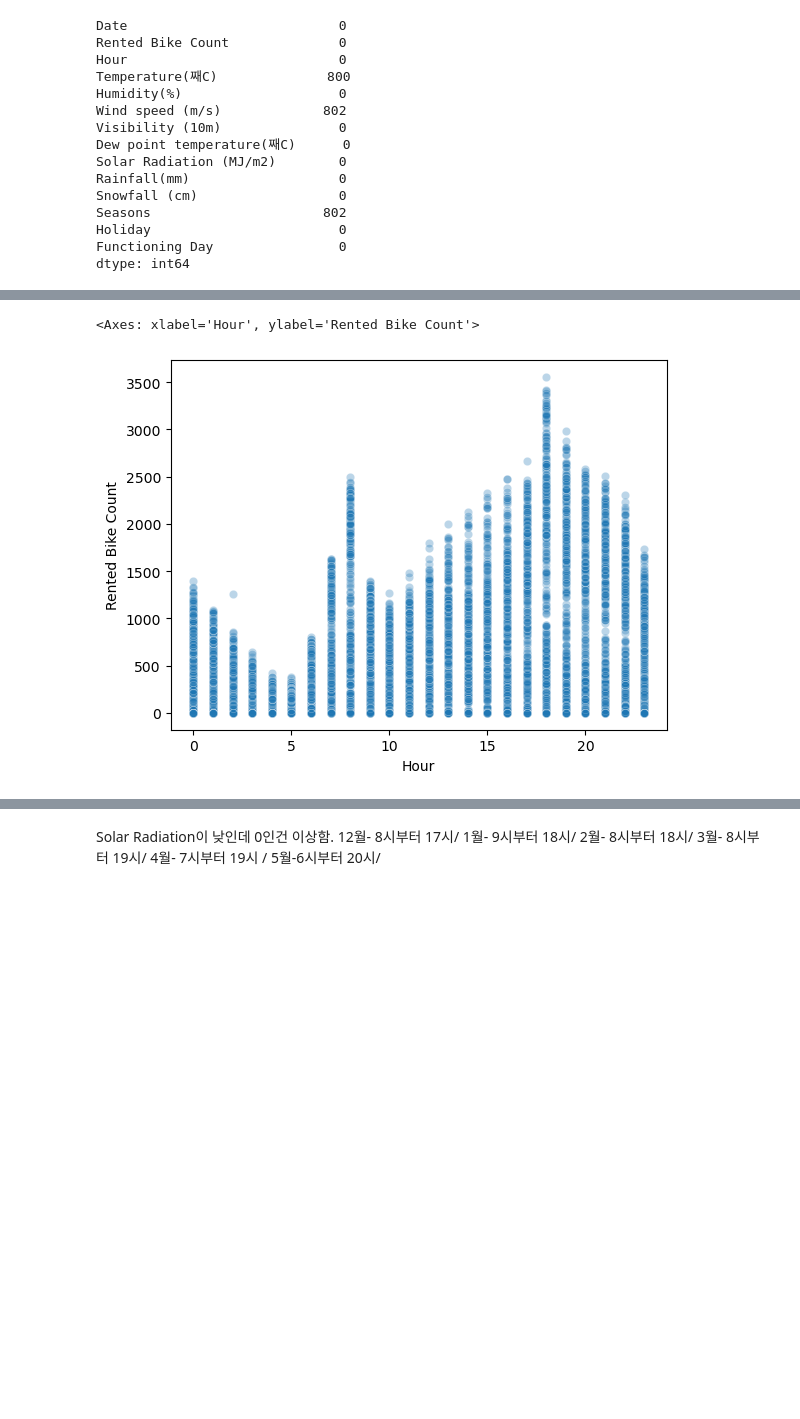
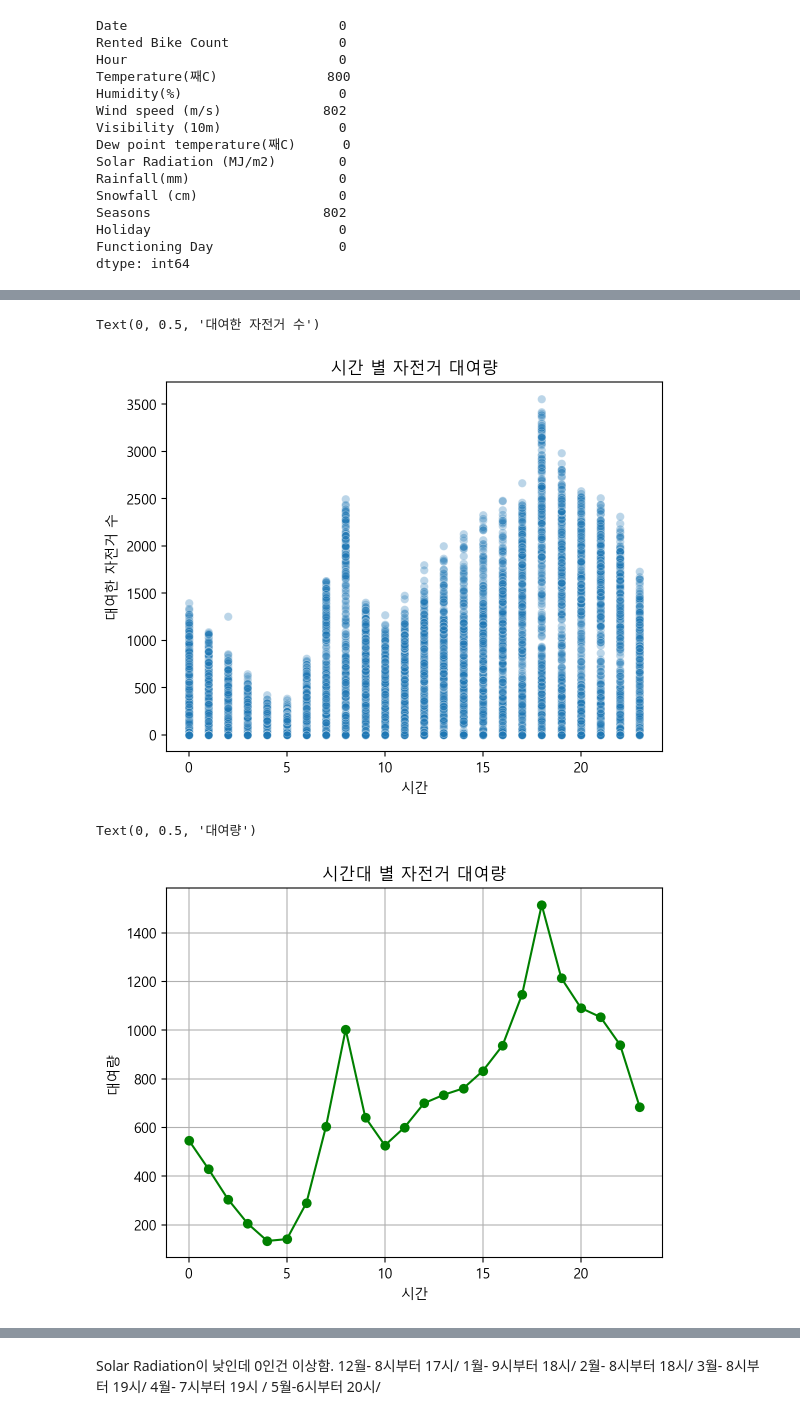
Before and after one commit to TAYKang1008/BAF-17-FRESH-Edu, a Jupyter notebook: 17기_신입교육세션_과제4_강태희.ipynb, the cells around one changed output, grey strips where cells are left out. Saved outputs shown, nothing was run; the diff lists cells and outputs as text; code cells hidden in the pictures; blank space fills up the shorter version.

```diff
--- a/17기_신입교육세션_과제4_강태희.ipynb
+++ b/17기_신입교육세션_과제4_강태희.ipynb
@@ -200,7 +231,24 @@ sns.scatterplot(x='Wind speed (m/s)', y='Rented Bike Count', data=df_train, alph
 # %%
 # 시간에 따른 자전거 대여량 나타내기
+# 18시(퇴근시간)에 자전거 대여량이 가장 많다는걸 확인할 수 있음
 
 sns.scatterplot(x='Hour', y='Rented Bike Count', data=df_train, alpha=0.3)
+plt.title("시간 별 자전거 대여량")
+plt.xlabel('시간')
+plt.ylabel('대여한 자전거 수')
 # %% [output]
-<Axes: xlabel='Hour', ylabel='Rented Bike Count'>
+Text(0, 0.5, '대여한 자전거 수')
-[figure, old version]
+[figure, new version]
+# %%
+df_train.groupby('Hour').mean()    # 시간 별 각 항목에 대한 평균 값 구하기
+df_train.groupby('Hour').mean()['Rented Bike Count']     # 시간 별 대여량의 평균
+
+# 시간대 별 자전거 대여량 시각화
+plt.plot(df_train.groupby('Hour').mean()['Rented Bike Count'], 'go-')
+plt.grid()    # 보조선
+plt.title("시간대 별 자전거 대여량")
+plt.xlabel("시간")
+plt.ylabel("대여량")
+# %% [output]
+Text(0, 0.5, '대여량')
+[figure, added]
```
Also changed, not shown: parts of 71 cells of this notebook.
